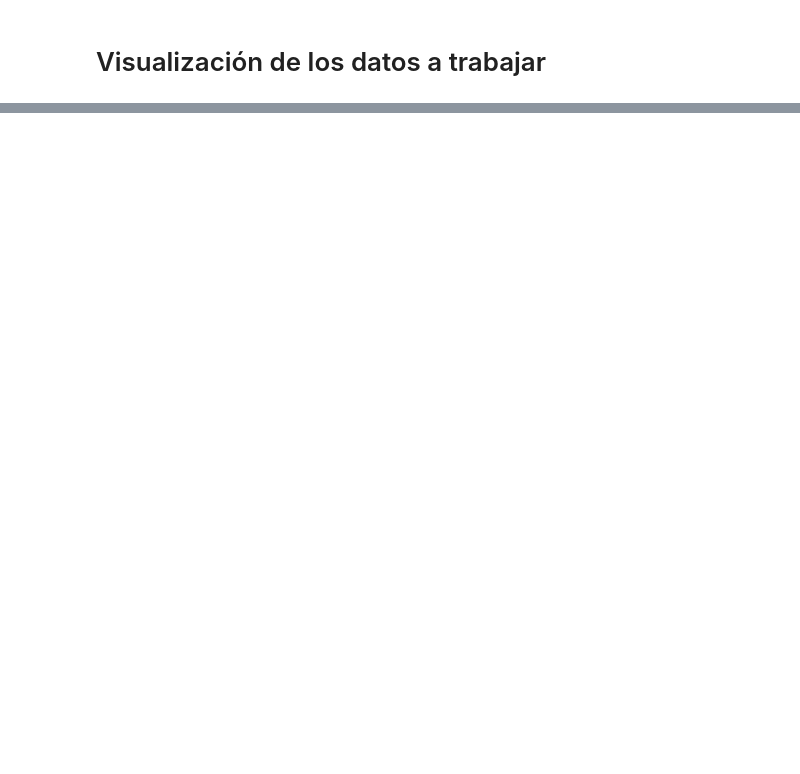
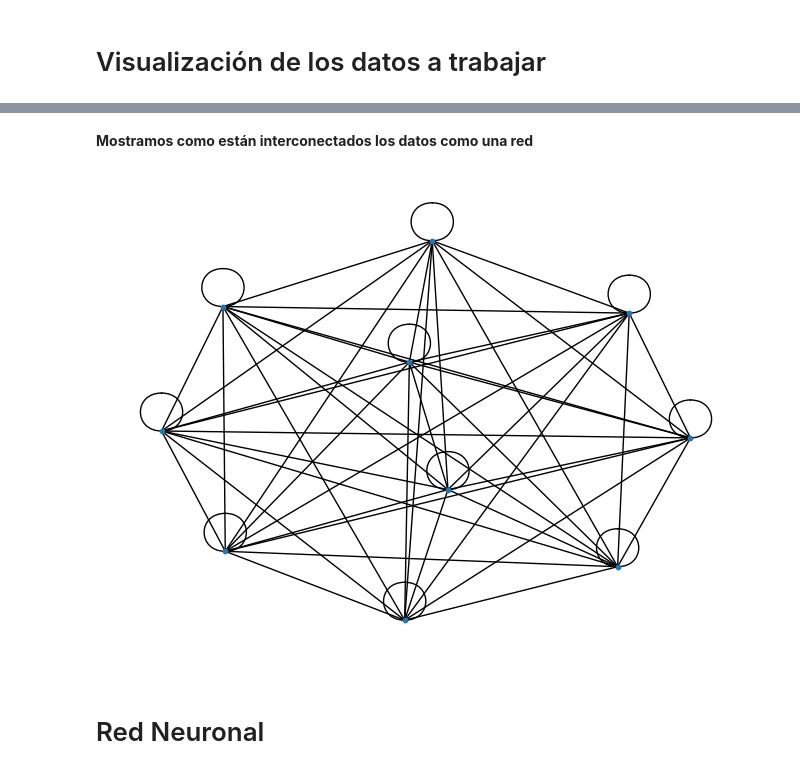
Before and after one commit to pplalo/Quack, a Jupyter notebook: Proyecto_final_IA.ipynb, the cells around one changed output, grey strips where cells are left out. Drawn from its saved outputs; the diff is of its cells as text; code cells hidden in the pictures; blank space fills up the shorter version.

```diff
--- a/Proyecto_final_IA.ipynb
+++ b/Proyecto_final_IA.ipynb
@@ -514,0 +47,5 @@ WARNING:matplotlib.image:Clipping input data to the valid range for imshow with
+# %%
+# Definimos las rutas de las carpetas de las imagenes
+data_entrenamiento = 'C:/Users/pepe2/Documents/Escuela/train1'
+imagenes = os.listdir('C:/Users/pepe2/Documents/Escuela/train1/train2')
+print(imagenes)
@@ -514,0 +54,7 @@ WARNING:matplotlib.image:Clipping input data to the valid range for imshow with
+# %%
+# Ahora creamos un arreglo de cada una de las imagenes
+imagenes_data = []
+for i in range(1,5000):
+    imagenes_data.append(io.imread(data_entrenamiento+'/train2/'+imagenes[i])/255.0)
+
+imagenes_data
@@ -514,0 +79,12 @@ WARNING:matplotlib.image:Clipping input data to the valid range for imshow with
+# %%
+from pymatreader import read_mat
+data = read_mat('C:/Users/pepe2/Documents/Escuela/train_digitStruct.mat')
+# data.keys()
+type(data)
+# %%
+df = pd.DataFrame(data['digitStruct']).head(5000)
+
+# Ahora dividimos los datos de la columna bbox en columnas separadas
+df1 = pd.concat([df.drop(['bbox'], axis=1), df['bbox'].apply(pd.Series)], axis=1)
+df1 = df1.drop(['height', 'left', 'top', 'width','name'], axis=1)
+print(df1)
@@ -514,0 +109,16 @@ WARNING:matplotlib.image:Clipping input data to the valid range for imshow with
+# %% [markdown]
+**Mostramos como están interconectados los datos como una red**
+# %%
+import networkx as nx
+
+#Agregamos los enlaces a un grafo a partir de los datos de la columna 'label' del dataframe
+G = nx.Graph()
+for i in range(1,5000):
+    if type(df1['label'][i]) == list and len(df1['label'][i]) == 2:
+        G.add_edge(df1['label'][i][0],df1['label'][i][1])
+
+nx.draw(G, node_size=10)
+# %% [output]
+[figure, added]
+# %% [markdown]
+# Red Neuronal
```
Also changed, not shown: parts of 52 cells of this notebook.
